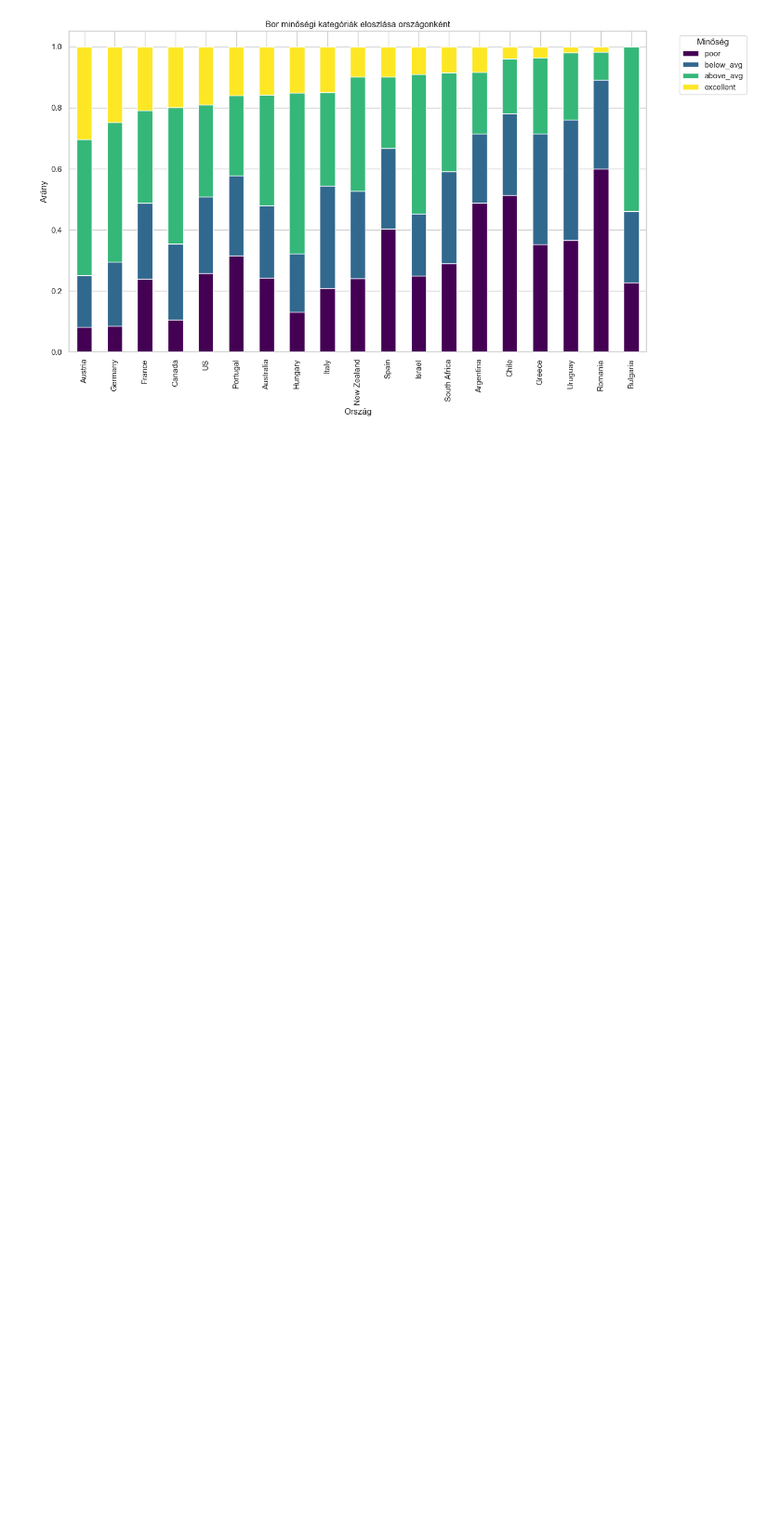
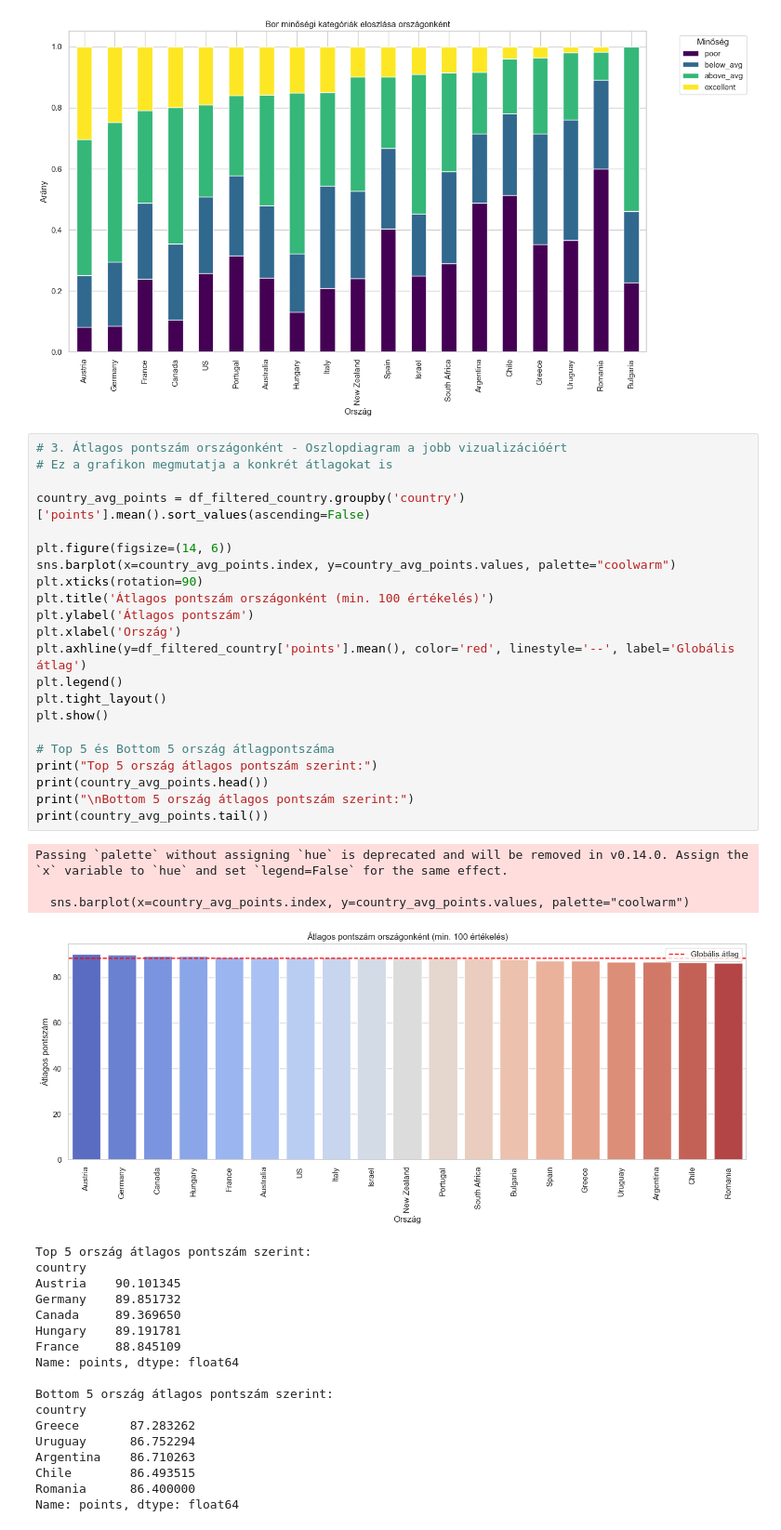
Before and after one commit to lego111Aron/Adattudomany-Projektmunka, a Jupyter notebook: Analize.ipynb, the cells around one changed output. Shown at 93% size. Cells and saved outputs as stored; diff of their text form; blank space fills up the shorter version.

```diff
--- a/Analize.ipynb
+++ b/Analize.ipynb
@@ -161,3 +161,47 @@ plt.tight_layout()
 plt.show()
 # %% [output]
 [figure]
+# %%
+# 3. Átlagos pontszám országonként - Oszlopdiagram a jobb vizualizációért
+# Ez a grafikon megmutatja a konkrét átlagokat is
+
+country_avg_points = df_filtered_country.groupby('country')['points'].mean().sort_values(ascending=False)
+
+plt.figure(figsize=(14, 6))
+sns.barplot(x=country_avg_points.index, y=country_avg_points.values, palette="coolwarm")
+plt.xticks(rotation=90)
+plt.title('Átlagos pontszám országonként (min. 100 értékelés)')
+plt.ylabel('Átlagos pontszám')
+plt.xlabel('Ország')
+plt.axhline(y=df_filtered_country['points'].mean(), color='red', linestyle='--', label='Globális átlag')
+plt.legend()
+plt.tight_layout()
+plt.show()
+
+# Top 5 és Bottom 5 ország átlagpontszáma
+print("Top 5 ország átlagos pontszám szerint:")
+print(country_avg_points.head())
+print("\nBottom 5 ország átlagos pontszám szerint:")
+print(country_avg_points.tail())
+# %% [output]
+Passing `palette` without assigning `hue` is deprecated and will be removed in v0.14.0. Assign the `x` variable to `hue` and set `legend=False` for the same effect.
+
+  sns.barplot(x=country_avg_points.index, y=country_avg_points.values, palette="coolwarm")
+[figure, added]
+Top 5 ország átlagos pontszám szerint:
+country
+Austria    90.101345
+Germany    89.851732
+Canada     89.369650
+Hungary    89.191781
+France     88.845109
+Name: points, dtype: float64
+
+Bottom 5 ország átlagos pontszám szerint:
+country
+Greece       87.283262
+Uruguay      86.752294
+Argentina    86.710263
+Chile        86.493515
+Romania      86.400000
+Name: points, dtype: float64
```
Also changed, not shown: parts of 13 cells of this notebook.
